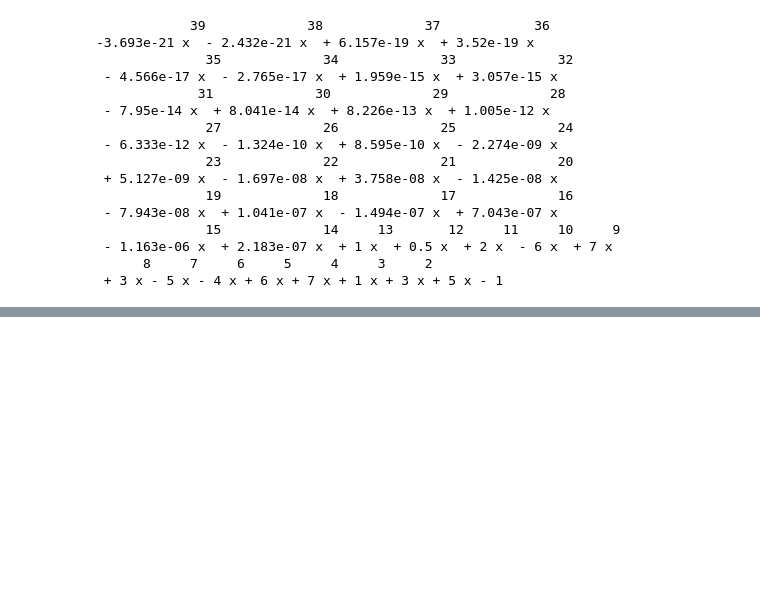
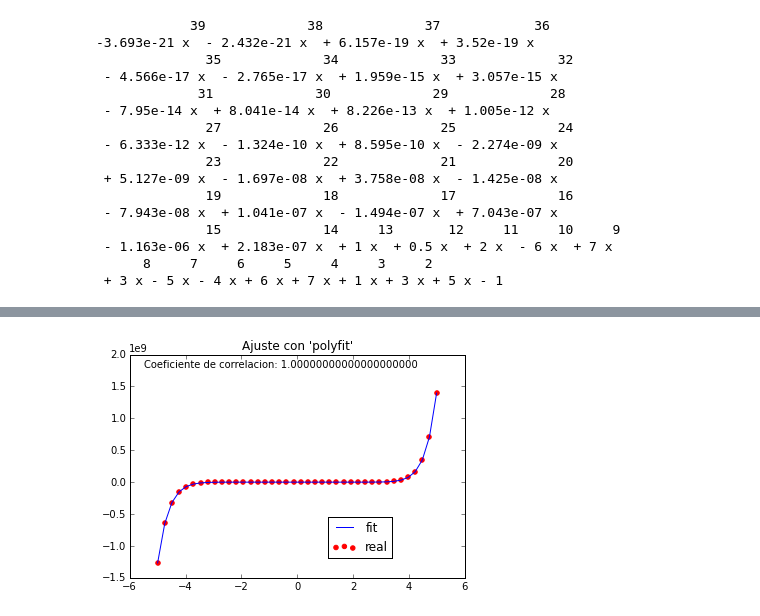
Before and after one commit to jjosealf94/Scripts, a Jupyter notebook: HandsOn7/polyunkown.ipynb, the cells around one changed output, grey strips where cells are left out. Drawn from its saved outputs; the diff is of its cells as text; code cells hidden in the pictures; blank space fills up the shorter version.

```diff
--- a/HandsOn7/polyunkown.ipynb
+++ b/HandsOn7/polyunkown.ipynb
@@ -65,0 +62,22 @@ show()
+# %%
+def polinomio(x,coefi):
+    grado = len(coefi)-1
+    y = np.zeros(len(coefi))
+    for i in range (len(coefi)):
+        y[i]=(x**(grado-i))*coefi[i]
+    return sum(y)
+
+
+for i in range(1,len(y),1):
+    coefi = np.polyfit(x,y,i)
+    yteo=np.zeros(len(x))
+    for j in range(len(x)):
+        yteo[j]=polinomio(x[j],coefi)
+    r2=R2(y,yteo)
+    if (r2==1):
+        print('El grado es:',i)
+        grado=i
+        print('el polinomios es:')
+        for k in range(grado):
+            print('x**',grado-k,'*',coefi[k])
+        break
@@ -65,0 +100,10 @@ show()
+# %%
+figure(figsize(6,4))
+scatter(x,y,color='red', label='real')
+plot(x,yteo,color='blue', label='fit')
+title("Ajuste con 'polyfit'")
+text(-5.5,1.8e+09,"Coeficiente de correlacion: %.20f"%r2)
+legend(bbox_to_anchor=(0.8, 0.3))
+show()
+# %% [output]
+[figure, added]
```
Also changed, not shown: parts of 6 cells of this notebook.
